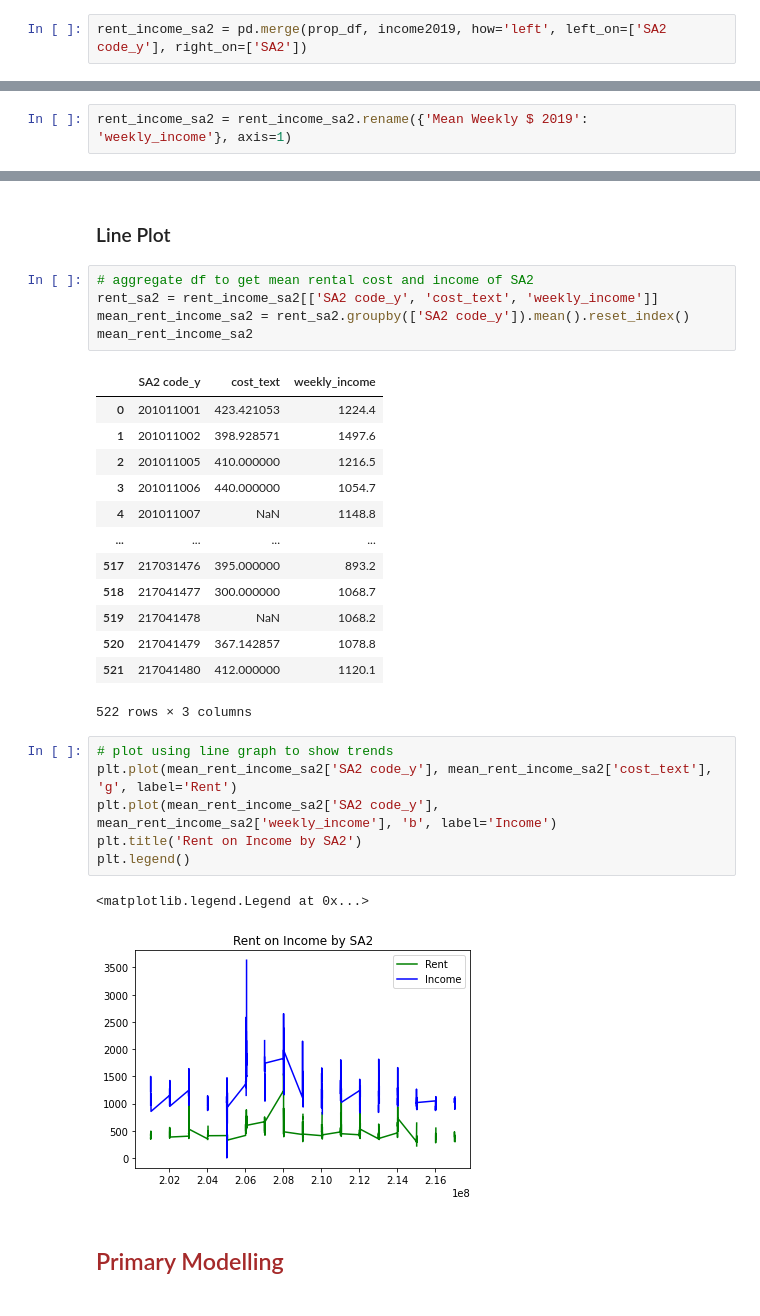
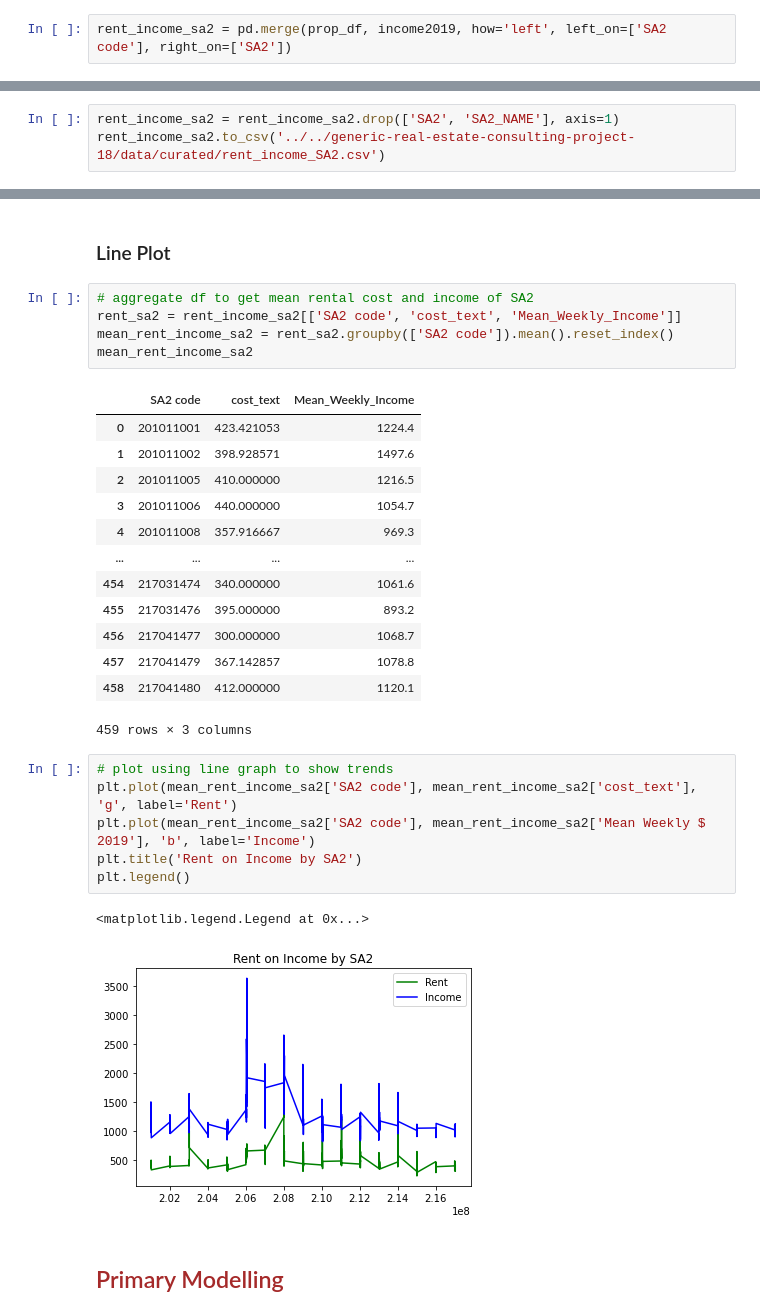
Before and after one commit to MAST30034-Applied-Data-Science/generic-real-estate-consulting-project-18, a Jupyter notebook: notebooks/Income_analysis.ipynb, the cells around one changed output, grey strips where cells are left out. Drawn from its saved outputs; the diff is of its cells as text.

Commit message:
pushing income incase of error

```diff
--- a/notebooks/Income_analysis.ipynb
+++ b/notebooks/Income_analysis.ipynb
@@ -93,2 +177,2 @@ income2019
 # %%
-rent_income_sa2 = pd.merge(prop_df, income2019, how='left', left_on=['SA2 code_y'], right_on=['SA2'])
+rent_income_sa2 = pd.merge(prop_df, income2019, how='left', left_on=['SA2 code'], right_on=['SA2'])
@@ -111,5 +179,6 @@ rent_income_sa2.drop(['SA2', 'SA2 NAME'], axis=1)
-# %%
-rent_income_sa2 = rent_income_sa2.rename({'Mean Weekly $ 2019': 'weekly_income'}, axis=1)
+# %%
+rent_income_sa2 = rent_income_sa2.drop(['SA2', 'SA2_NAME'], axis=1)
+rent_income_sa2.to_csv('../../generic-real-estate-consulting-project-18/data/curated/rent_income_SA2.csv')
 # %%
 rent_income_sa2['num_property_type'] = rent_income_sa2['property_type']
 rent_income_sa2['num_property_type'].replace(['House', 'Apartment / Unit / Flat', 'Studio', 'Semi-Detached',
@@ -157,32 +226,32 @@ plt.legend()
 ### Line Plot
 # %%
 # aggregate df to get mean rental cost and income of SA2
-rent_sa2 = rent_income_sa2[['SA2 code_y', 'cost_text', 'weekly_income']]
-mean_rent_income_sa2 = rent_sa2.groupby(['SA2 code_y']).mean().reset_index()
+rent_sa2 = rent_income_sa2[['SA2 code', 'cost_text', 'Mean_Weekly_Income']]
+mean_rent_income_sa2 = rent_sa2.groupby(['SA2 code']).mean().reset_index()
 mean_rent_income_sa2
 # %% [output]
-|  | SA2 code_y | cost_text | weekly_income |
+|  | SA2 code | cost_text | Mean_Weekly_Income |
 | 0 | 201011001 | 423.421053 | 1224.4 |
 | 1 | 201011002 | 398.928571 | 1497.6 |
 | 2 | 201011005 | 410.000000 | 1216.5 |
 | 3 | 201011006 | 440.000000 | 1054.7 |
-| 4 | 201011007 | NaN | 1148.8 |
+| 4 | 201011008 | 357.916667 | 969.3 |
 | ... | ... | ... | ... |
-| 517 | 217031476 | 395.000000 | 893.2 |
-| 518 | 217041477 | 300.000000 | 1068.7 |
-| 519 | 217041478 | NaN | 1068.2 |
-| 520 | 217041479 | 367.142857 | 1078.8 |
-| 521 | 217041480 | 412.000000 | 1120.1 |
+| 454 | 217031474 | 340.000000 | 1061.6 |
+| 455 | 217031476 | 395.000000 | 893.2 |
+| 456 | 217041477 | 300.000000 | 1068.7 |
+| 457 | 217041479 | 367.142857 | 1078.8 |
+| 458 | 217041480 | 412.000000 | 1120.1 |
-522 rows × 3 columns
+459 rows × 3 columns
 # %%
 # plot using line graph to show trends
-plt.plot(mean_rent_income_sa2['SA2 code_y'], mean_rent_income_sa2['cost_text'], 'g', label='Rent')
-plt.plot(mean_rent_income_sa2['SA2 code_y'], mean_rent_income_sa2['weekly_income'], 'b', label='Income')
+plt.plot(mean_rent_income_sa2['SA2 code'], mean_rent_income_sa2['cost_text'], 'g', label='Rent')
+plt.plot(mean_rent_income_sa2['SA2 code'], mean_rent_income_sa2['Mean Weekly $ 2019'], 'b', label='Income')
 plt.title('Rent on Income by SA2')
 plt.legend()
 # %% [output]
 <matplotlib.legend.Legend at 0x...>
-[figure, old version]
+[figure, new version]
 # %% [markdown]
 ## <font color='brown'>Primary Modelling</font>
 # %%
```
Also changed, not shown: parts of 25 cells of this notebook, 1 other file.
